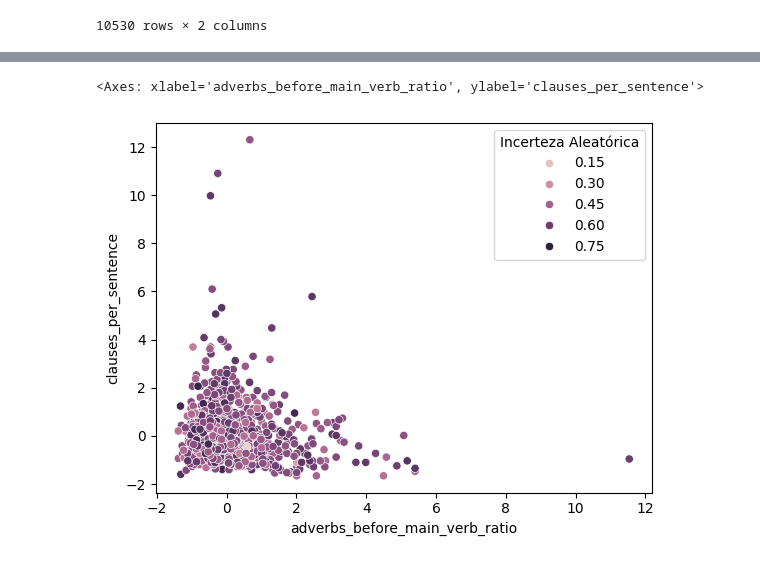
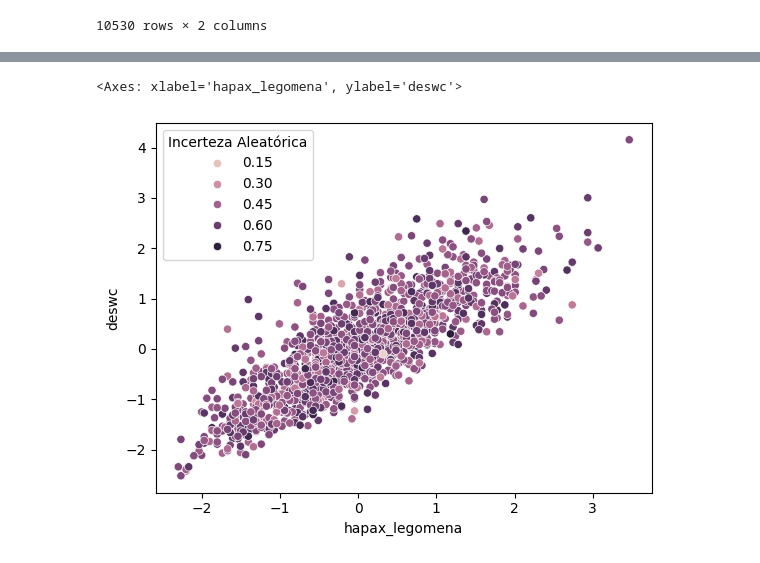
Before and after one commit to Tiagoblima/explanaible-essay-grading, a Jupyter notebook: notebooks/Essay Grade Classification - Parte 2.ipynb, the cells around one changed output, grey strips where cells are left out. Drawn from its saved outputs; the diff is of its cells as text; code cells hidden in the pictures.

```diff
--- a/notebooks/Essay Grade Classification - Parte 2.ipynb
+++ b/notebooks/Essay Grade Classification - Parte 2.ipynb
@@ -162,0 +232,5 @@ agg_uncertanty_df
+# %%
+X_sample = X_test[:SAMPLE_SIZE]
+MAIN_FEATURES = ['hapax_legomena', 'deswc']
+feat_idx1, feat_idx2 = np.where( np.isin(feature_names, np.array(MAIN_FEATURES)) )[0]
+feat_idx1, feat_idx2
@@ -162,0 +239,8 @@ agg_uncertanty_df
+# %%
+import matplotlib.pyplot as plt
+from sklearn.inspection import PartialDependenceDisplay
+print("Variable Importance Plot - Global Interpretation")
+figure = plt.figure()
+features = [feat_idx1, feat_idx2, (feat_idx1, feat_idx2)]
+PartialDependenceDisplay.from_estimator(rf_clf, X_sample,
+ features, target=Y_test[sample_class_0], feature_names=feature_names)
@@ -165,7 +256,7 @@ feats = {
 
 }
 
-for i in selected_features:
+for i in MAIN_FEATURES:
     print(i)
     feats[i] = X_test[:, np.isin(features, [i])].squeeze()
 
@@ -189,7 +280,7 @@ clauses_per_sentence
 10530 rows × 4 columns
 # %%
 import seaborn as sns
-sns.scatterplot(data=agg_uncertanty_df, x=selected_features[0], y=selected_features[1], hue="Incerteza Aleatórica")
+sns.scatterplot(data=agg_uncertanty_df, x=MAIN_FEATURES[0], y=MAIN_FEATURES[1], hue="Incerteza Aleatórica")
 # %% [output]
-<Axes: xlabel='adverbs_before_main_verb_ratio', ylabel='clauses_per_sentence'>
+<Axes: xlabel='hapax_legomena', ylabel='deswc'>
-[figure, old version]
+[figure, new version]
```
Also changed, not shown: parts of 14 cells of this notebook.
